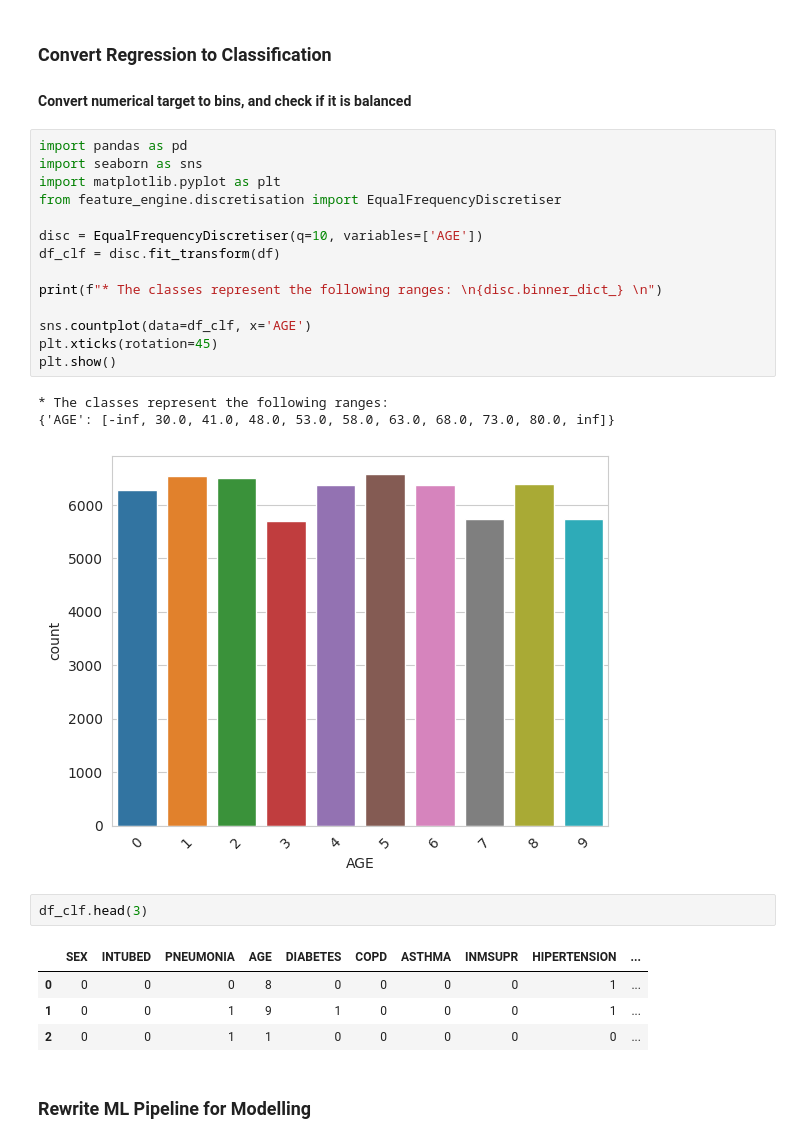
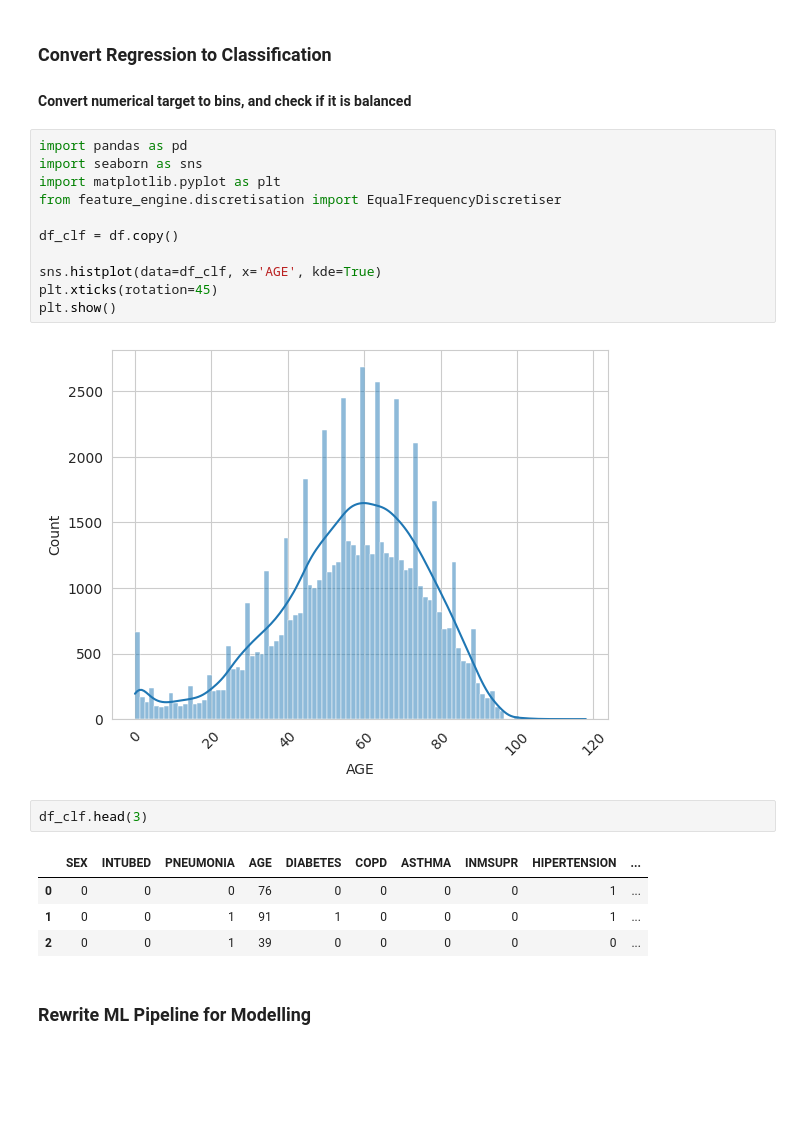
Before and after one commit to cniblock/milestone-covid-19-study, a Jupyter notebook: jupyter_notebooks/04.5 - Modeling and Evaluation - Regression.ipynb, the cells around one changed output. Cells and saved outputs as stored; diff of their text form; blank space fills up the shorter version.

```diff
--- a/jupyter_notebooks/04.5 - Modeling and Evaluation - Regression.ipynb
+++ b/jupyter_notebooks/04.5 - Modeling and Evaluation - Regression.ipynb
@@ -766,28 +771,23 @@ Root Mean Squared Error: 0.457
 # %%
 import pandas as pd
 import seaborn as sns
 import matplotlib.pyplot as plt
 from feature_engine.discretisation import EqualFrequencyDiscretiser
 
-disc = EqualFrequencyDiscretiser(q=10, variables=['AGE'])
-df_clf = disc.fit_transform(df)
+df_clf = df.copy()
 
-print(f"* The classes represent the following ranges: \n{disc.binner_dict_} \n")
-
-sns.countplot(data=df_clf, x='AGE')
+sns.histplot(data=df_clf, x='AGE', kde=True)
 plt.xticks(rotation=45)
 plt.show()
 # %% [output]
-* The classes represent the following ranges:
-{'AGE': [-inf, 30.0, 41.0, 48.0, 53.0, 58.0, 63.0, 68.0, 73.0, 80.0, inf]}
-[figure, old version]
+[figure, new version]
 # %%
 df_clf.head(3)
 # %% [output]
 |  | SEX | INTUBED | PNEUMONIA | AGE | DIABETES | COPD | ASTHMA | INMSUPR | HIPERTENSION | ... |
-| 0 | 0 | 0 | 0 | 8 | 0 | 0 | 0 | 0 | 1 | ... |
-| 1 | 0 | 0 | 1 | 9 | 1 | 0 | 0 | 0 | 1 | ... |
-| 2 | 0 | 0 | 1 | 1 | 0 | 0 | 0 | 0 | 0 | ... |
+| 0 | 0 | 0 | 0 | 76 | 0 | 0 | 0 | 0 | 1 | ... |
+| 1 | 0 | 0 | 1 | 91 | 1 | 0 | 0 | 0 | 1 | ... |
+| 2 | 0 | 0 | 1 | 39 | 0 | 0 | 0 | 0 | 0 | ... |
 # %% [markdown]
 ### Rewrite ML Pipeline for Modelling
 # %%
```
Also changed, not shown: parts of 25 cells of this notebook, 10 other files.
